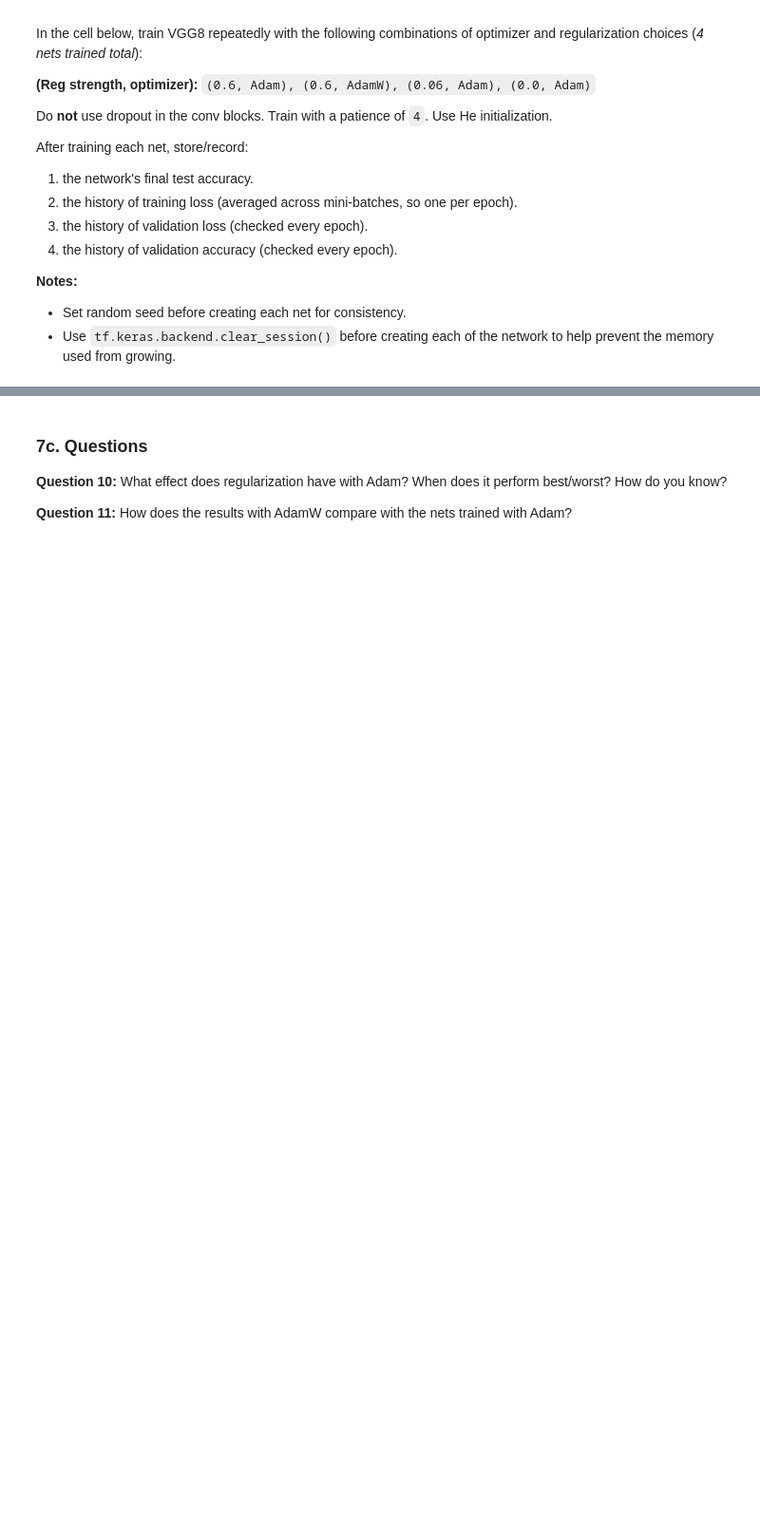
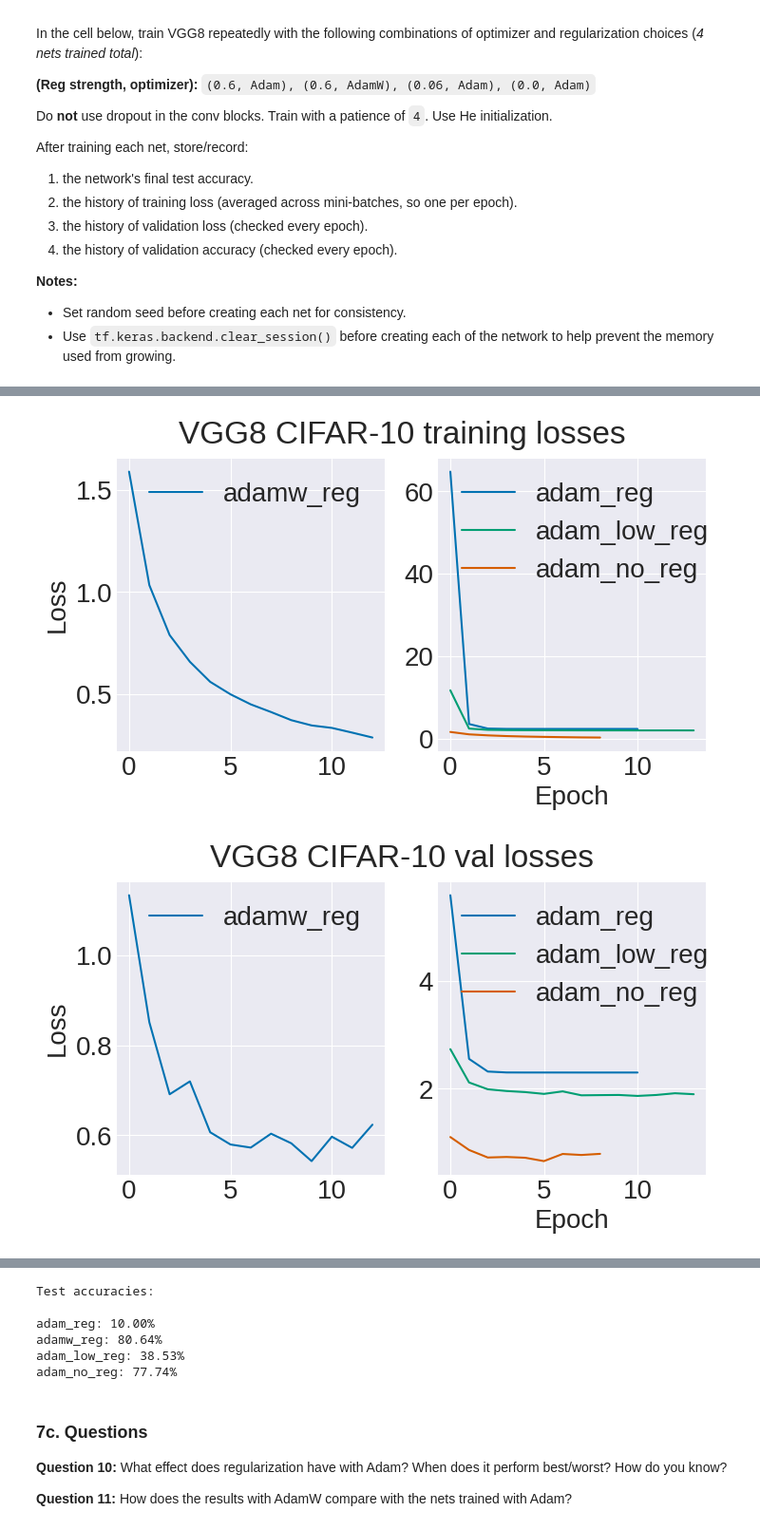
Before and after one commit to derekhessinger/CS444-project-1, a Jupyter notebook: vgg8.ipynb, the cells around one changed output, grey strips where cells are left out. Shown at 95% size. Saved outputs shown, nothing was run; the diff lists cells and outputs as text; code cells hidden in the pictures; blank space fills up the shorter version.

Commit message:
training updates through VGG15

```diff
--- a/vgg8.ipynb
+++ b/vgg8.ipynb
@@ -713,0 +690,5 @@ After training each net, store/record:
+# %%
+import datasets
+
+# load in data
+x_train, y_train, x_val, y_val, x_test, y_test, classnames = datasets.get_dataset('cifar10', val_prop=0.1)
@@ -717,44 +783,61 @@ def plot_hist_optimizer_exp(adamw_hist, adam_hists, adam_labels=['adam_reg', 'ad
                             ylabel=''):
     '''Plots either the training loss history, val loss history, or val acc history for the nets trained with adam and
     adamw.
-
     This plotting function is provided to you. Feel free to modify to suit your needs.
-
     Parameters:
     -----------
     adamw_hist: array-like. len(hist_nodropout)=E, where E is number of epochs used to train.
         The training loss, val loss, OR val acc history for the net trained with Adam.
     adam_hists: list of lists. len(hists)=3. len(sublists) = E, where E is number of epochs used to train.
         The training loss, val loss, OR val acc history for the 3 networks.
     labels: list of str.
         The labels/order of conditions in adam_hists. Modify if your order does not match the default.
     title: str.
         A useful title.
     ylabel: str.
         A useful y label.
     '''
     fig, axes = plt.subplots(ncols=2, figsize=(8,4))
-
     axes[0].plot(adamw_hist, label='adamw_reg')
     for i in range(len(adam_labels)):
         axes[1].plot(adam_hists[i], label=adam_labels[i])
-
     axes[0].legend()
     axes[1].legend()
     fig.suptitle(title)
     axes[0].set_ylabel(ylabel)
     axes[1].set_xlabel('Epoch')
     plt.show()
 
-# This code is here to help you plot your results and test accuracies. It will almost certainly not exactly work
-# with your variables. Feel free to adapt to suit your needs or delete and use your own code.
-plot_hist_optimizer_exp(train_losses[0], train_losses[1:], title='VGG8 CIFAR-10 training losses', ylabel='Loss')
-plot_hist_optimizer_exp(val_losses[0], val_losses[1:], title='VGG8 CIFAR-10 val losses', ylabel='Loss')
-plot_hist_optimizer_exp(val_accs[0], val_accs[1:], title='VGG8 CIFAR-10 val accs', ylabel='Accuracy')
+# Labels map to our model_params:
+# [(0.6, "adam"), (0.6, "adamW"), (0.06, "adam"), (0.0, "adam")]
+# So our order is: adam_reg, adamw_reg, adam_low_reg, adam_no_reg
+# But the plotting function expects adamw_reg first, then the three adam variants
 
+# Extract training losses by model
+adamw_train_loss = train_losses[1]  # AdamW with reg=0.6
+adam_train_losses = [train_losses[0], train_losses[2], train_losses[3]]  # Adam with reg=0.6, 0.06, 0.0
 
-all_labels = ['adamw_reg', 'adam_reg', 'adam_low_reg', 'adam_no_reg']
-print('Test accs:')
+# Extract validation losses by model
+adamw_val_loss = val_losses[1]  # AdamW with reg=0.6
+adam_val_losses = [val_losses[0], val_losses[2], val_losses[3]]  # Adam with reg=0.6, 0.06, 0.0
+
+# Extract validation accuracies by model
+adamw_val_acc = val_accs[1]  # AdamW with reg=0.6
+adam_val_accs = [val_accs[0], val_accs[2], val_accs[3]]  # Adam with reg=0.6, 0.06, 0.0
+
+# Plot the results
+plot_hist_optimizer_exp(adamw_train_loss, adam_train_losses, title='VGG8 CIFAR-10 training losses', ylabel='Loss')
+plot_hist_optimizer_exp(adamw_val_loss, adam_val_losses, title='VGG8 CIFAR-10 val losses', ylabel='Loss')
+plot_hist_optimizer_exp(adamw_val_acc, adam_val_accs, title='VGG8 CIFAR-10 val accs', ylabel='Accuracy')
+
+# Define labels for all models for test accuracy reporting
+all_labels = ['adam_reg', 'adamw_reg', 'adam_low_reg', 'adam_no_reg']
+
+# Print test accuracies
+print('Test accuracies:')
 print()
 for i in range(len(all_labels)):
-    print(f'{all_labels[i]}: {100*test_accs[i]:.2f}')
+    print(f'{all_labels[i]}: {100*test_accs[i]:.2f}%')
+# %% [output]
+[figure, added]
+[figure, added]
@@ -761,3 +845,9 @@ for i in range(len(all_labels)):
+Test accuracies:
+
+adam_reg: 10.00%
+adamw_reg: 80.64%
+adam_low_reg: 38.53%
+adam_no_reg: 77.74%
 # %% [markdown]
 ### 7c. Questions
 
```
Also changed, not shown: parts of 13 cells of this notebook, 2 other files.
